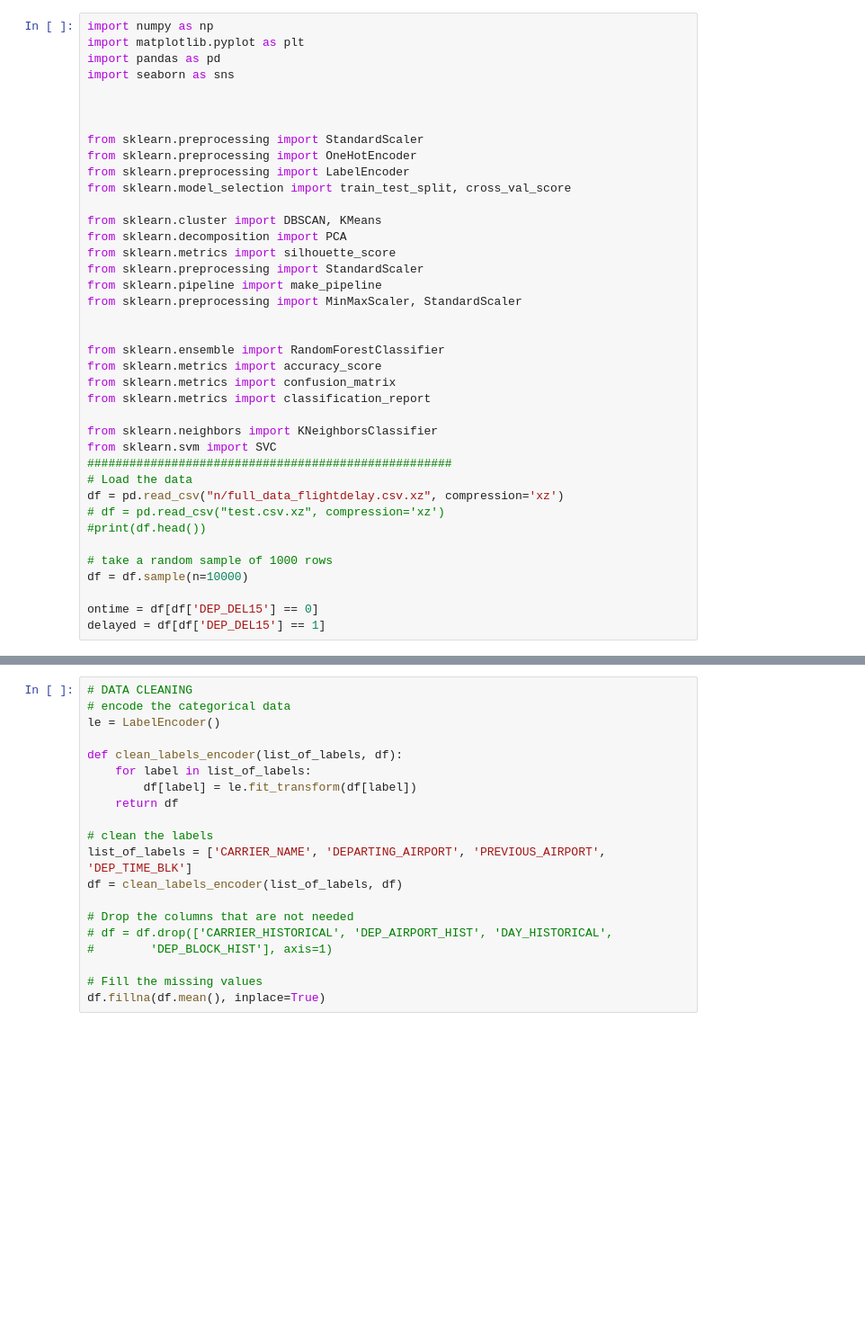
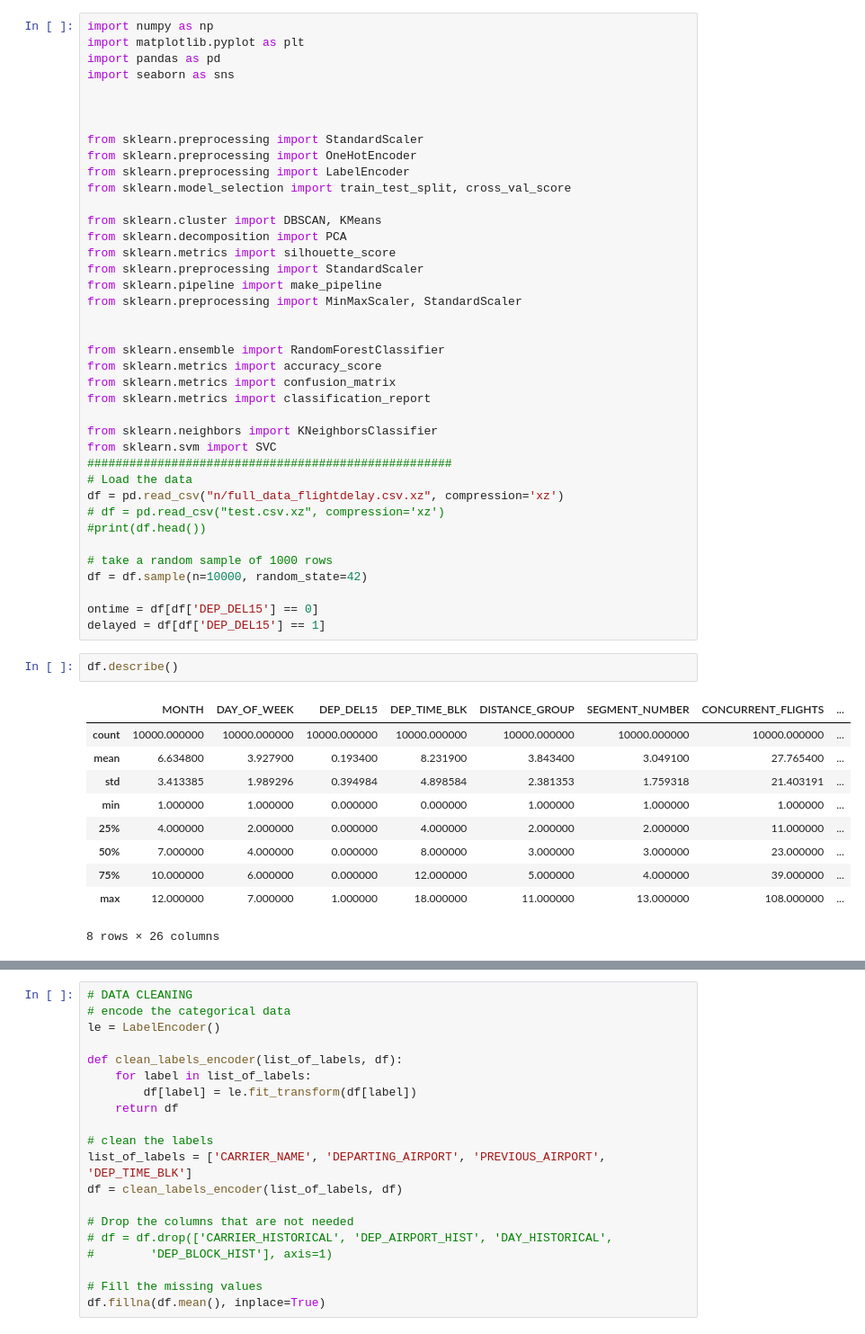
Before and after one commit to FraserW123/airline_project, a Jupyter notebook: main_plots.ipynb, the cells around one changed output, grey strips where cells are left out. Shown at 90% size. Drawn from its saved outputs; the diff is of its cells as text; blank space fills up the shorter version.

```diff
--- a/main_plots.ipynb
+++ b/main_plots.ipynb
@@ -33,10 +33,23 @@ df = pd.read_csv("n/full_data_flightdelay.csv.xz", compression='xz')
 #print(df.head())
 
 # take a random sample of 1000 rows
-df = df.sample(n=10000)
+df = df.sample(n=10000, random_state=42)
 
 ontime = df[df['DEP_DEL15'] == 0]
 delayed = df[df['DEP_DEL15'] == 1]
+# %%
+df.describe()
+# %% [output]
+|  | MONTH | DAY_OF_WEEK | DEP_DEL15 | DEP_TIME_BLK | DISTANCE_GROUP | SEGMENT_NUMBER | CONCURRENT_FLIGHTS | ... |
+| count | 10000.000000 | 10000.000000 | 10000.000000 | 10000.000000 | 10000.000000 | 10000.000000 | 10000.000000 | ... |
+| mean | 6.634800 | 3.927900 | 0.193400 | 8.231900 | 3.843400 | 3.049100 | 27.765400 | ... |
+| std | 3.413385 | 1.989296 | 0.394984 | 4.898584 | 2.381353 | 1.759318 | 21.403191 | ... |
+| min | 1.000000 | 1.000000 | 0.000000 | 0.000000 | 1.000000 | 1.000000 | 1.000000 | ... |
+| 25% | 4.000000 | 2.000000 | 0.000000 | 4.000000 | 2.000000 | 2.000000 | 11.000000 | ... |
+| 50% | 7.000000 | 4.000000 | 0.000000 | 8.000000 | 3.000000 | 3.000000 | 23.000000 | ... |
+| 75% | 10.000000 | 6.000000 | 0.000000 | 12.000000 | 5.000000 | 4.000000 | 39.000000 | ... |
+| max | 12.000000 | 7.000000 | 1.000000 | 18.000000 | 11.000000 | 13.000000 | 108.000000 | ... |
+8 rows × 26 columns
 # %%
 plt.pie(df['DEP_DEL15'].value_counts(), labels=['on time', 'delayed'], autopct='%1.1f%%')
 plt.title('Proportion of flights that are delayed')
```
Also changed, not shown: parts of 8 cells of this notebook, 5 other files.
